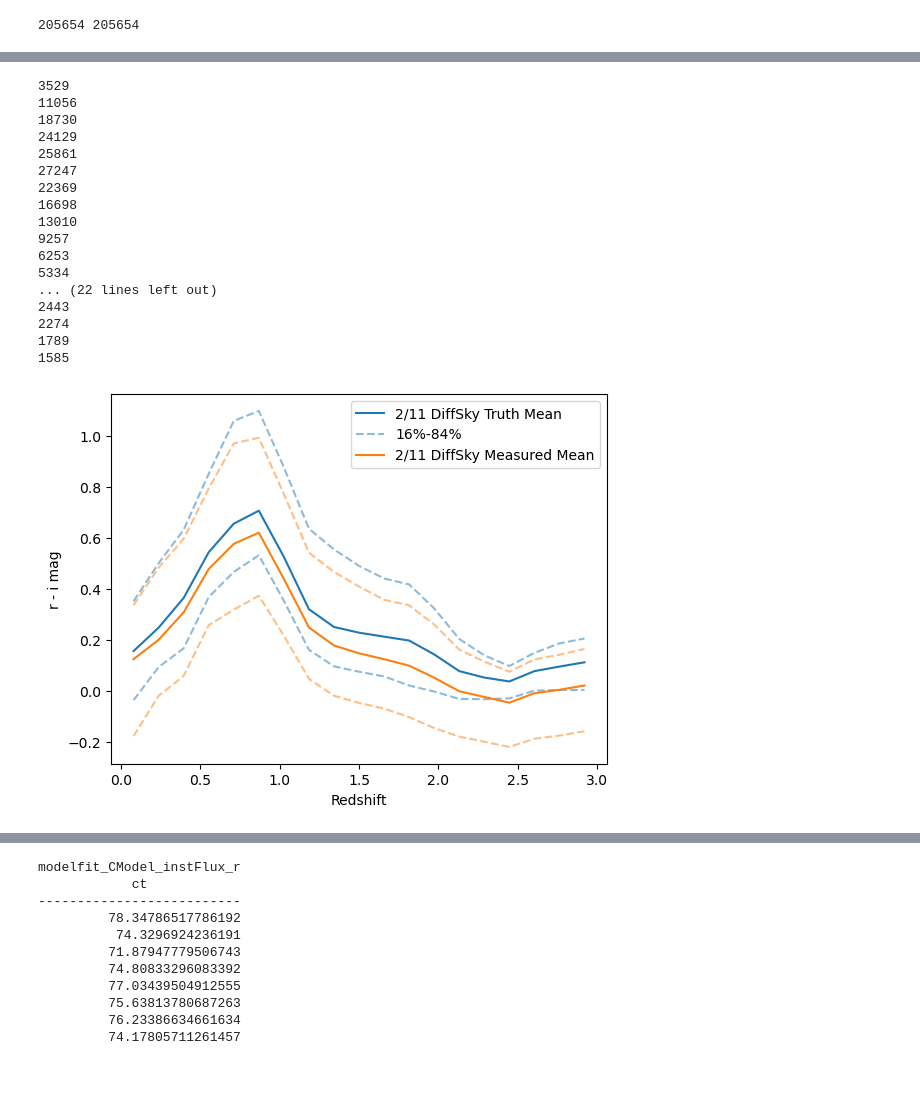
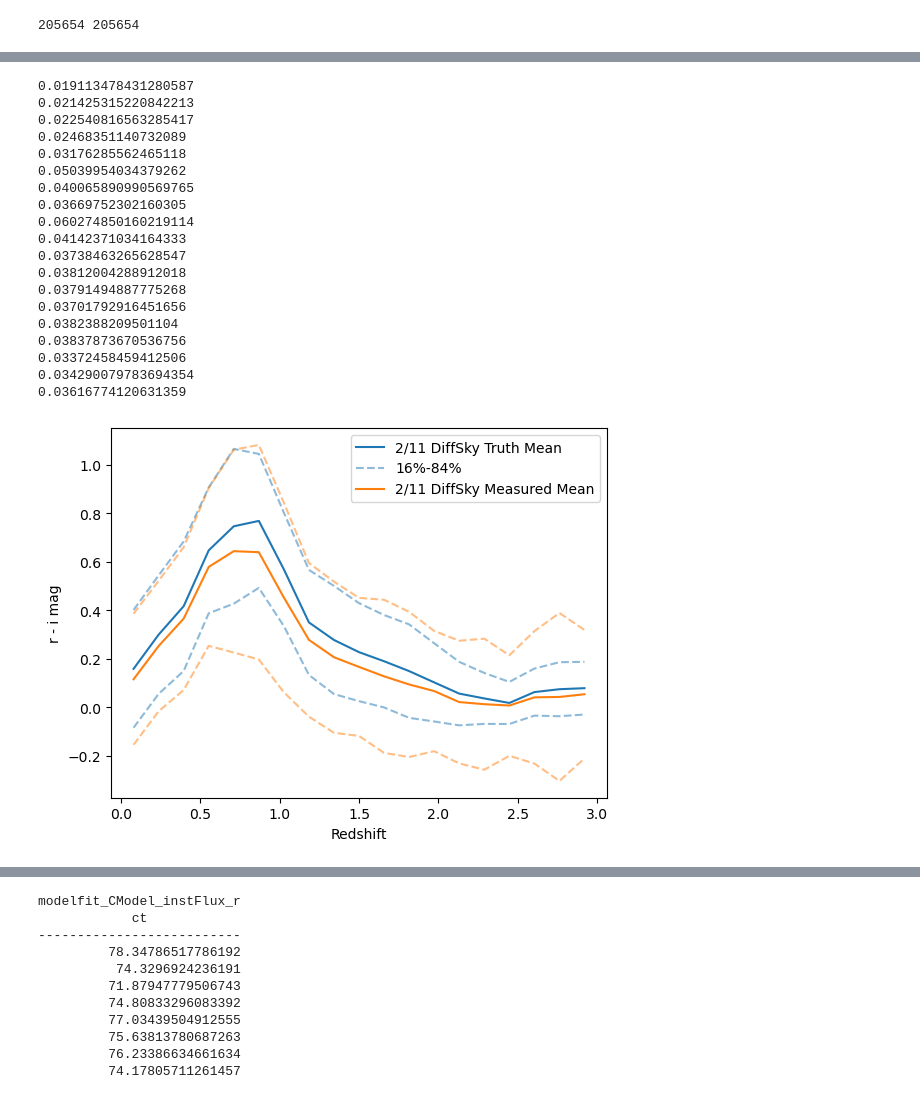
Before and after one commit to philipladuca24/LSST-SimCatVal, a Jupyter notebook: LSST-SimCatVal/full_run_plots.ipynb, the cells around one changed output, grey strips where cells are left out. Drawn from its saved outputs; the diff is of its cells as text; code cells hidden in the pictures.

```diff
--- a/LSST-SimCatVal/full_run_plots.ipynb
+++ b/LSST-SimCatVal/full_run_plots.ipynb
@@ -500,11 +474,26 @@ mag_r = -2.5 * np.log10(gal_match['modelfit_CModel_instFlux_r']) + 31.4
 # %%
-final_mask = ~np.isnan(mag_z) & ~np.isnan(mag_r)
+tmag_i = -2.5*np.log10(temp_true_i['flux']) + 31.4
+tmag_z = -2.5*np.log10(temp_true_i['flux_z']) + 31.4
+tmag_r = -2.5*np.log10(temp_true_i['flux_r']) + 31.4
+
+mag_z = -2.5 * np.log10(gal_match['ext_gaap_GaapFlux_1_15x_Optimal_instFlux_z']) + 31.4
+mag_i = -2.5 * np.log10(gal_match['ext_gaap_GaapFlux_1_15x_Optimal_instFlux_i']) + 31.4
+mag_r = -2.5 * np.log10(gal_match['ext_gaap_GaapFlux_1_15x_Optimal_instFlux_r']) + 31.4
+
+mag_zerr = 2.5 * gal_match['ext_gaap_GaapFlux_1_15x_Optimal_instFluxErr_z'] / (gal_match['ext_gaap_GaapFlux_1_15x_Optimal_instFlux_z'] * np.log(10))
+mag_ierr = 2.5 * gal_match['ext_gaap_GaapFlux_1_15x_Optimal_instFluxErr_i'] / (gal_match['ext_gaap_GaapFlux_1_15x_Optimal_instFlux_i'] * np.log(10))
+mag_rerr = 2.5 * gal_match['ext_gaap_GaapFlux_1_15x_Optimal_instFluxErr_r'] / (gal_match['ext_gaap_GaapFlux_1_15x_Optimal_instFlux_r'] * np.log(10))
+
+final_mask = ~np.isnan(mag_z) & ~np.isnan(mag_r) & (mag_z < 24) & (mag_r < 24) & (mag_i < 24) # use zero point instead
 tmag_i = tmag_i[final_mask]
 tmag_z = tmag_z[final_mask]
 tmag_r = tmag_r[final_mask]
 mag_z = mag_z[final_mask]
 mag_i = mag_i[final_mask]
 mag_r = mag_r[final_mask]
-temp_true_i = temp_true_i[final_mask]
-gal_match = gal_match[final_mask]
+mag_zerr = mag_zerr[final_mask]
+mag_ierr = mag_ierr[final_mask]
+mag_rerr = mag_rerr[final_mask]
+temp_true_i_filt = temp_true_i[final_mask]
+gal_match_filt = gal_match[final_mask]
 # %%
@@ -531,5 +520,5 @@ Length = 204114 rows
 # %%
-def percent_bins(x, y, bins):
+def percent_bins(x, y, bins, err=None):
     bin_centers = []
     y_means = []
     y_stds = []
@@ -537,57 +526,67 @@ def percent_bins(x, y, bins):
         mask = (x >= bins[i]) & (x < bins[i+1])
         bin_center = 0.5 * (bins[i] + bins[i+1])
         bin_centers.append(bin_center)
-        print(np.sum(mask))
         if np.sum(mask) > 0:
-            y_means.append(np.median(y[mask]))
-            y_stds.append((np.percentile(y[mask], 16), np.percentile(y[mask], 84)))
+            mean = np.mean(y[mask])
+            # p84 = np.percentile(y[mask], 84)
+            # p16 = np.percentile(y[mask], 16)
+            # sig = 0.5 * (p84 - p16)
+            sig = np.std(y[mask])
+            if err is not None:
+                isig = np.sqrt(np.mean(err[mask]**2))
+                print(isig)
+                sig = np.sqrt(sig**2 + isig**2)
+            y_means.append(mean)
+            y_stds.append((mean - sig, mean + sig))
         else:
             y_means.append(np.nan)
             y_stds.append((np.nan, np.nan))
             continue
     bin_centers = np.array(bin_centers)
     y_means = np.array(y_means)
     y_stds = np.array(y_stds)
     return bin_centers, y_means, y_stds
 
 fig, ax_top = plt.subplots()
 
 bins = np.linspace(0, 3, 20)
 
-x_d, y_d, percents_d = percent_bins(temp_true_i['redshift'],tmag_r - tmag_i,bins)
+x_d, y_d, percents_d = percent_bins(temp_true_i_filt['redshift'],tmag_r - tmag_i,bins)
 ax_top.plot(x_d, y_d, label='2/11 DiffSky Truth Mean',c='C0')
 ax_top.plot(x_d, percents_d[:,0], alpha=0.5,ls='--',label='16%-84%',c='C0')
 ax_top.plot(x_d, percents_d[:,1],alpha=0.5,ls='--',c='C0')
 
-x_s, y_s, percents_s = percent_bins(gal_match['match_redshfit'],mag_r - mag_i,bins)
+x_s, y_s, percents_s = percent_bins(gal_match_filt['match_redshfit'],mag_r - mag_i,bins, np.sqrt(mag_rerr**2 + mag_ierr**2))
 ax_top.plot(x_s, y_s, label='2/11 DiffSky Measured Mean',c='C1')
 ax_top.plot(x_s, percents_s[:,0], alpha=0.5,ls='--',c='C1')
 ax_top.plot(x_s, percents_s[:,1],alpha=0.5,ls='--',c='C1')
 
 ax_top.legend()
 ax_top.set_xlabel("Redshift")
 ax_top.set_ylabel("r - i mag")
 
 plt.show()
 # %% [output]
-3529
-11056
-18730
-24129
-25861
-27247
-22369
-16698
-13010
-9257
-6253
-5334
-... (22 lines left out)
-2443
-2274
-1789
-1585
+0.019113478431280587
+0.021425315220842213
+0.022540816563285417
+0.02468351140732089
+0.03176285562465118
+0.05039954034379262
+0.040065890990569765
+0.03669752302160305
+0.060274850160219114
+0.04142371034164333
+0.03738463265628547
+0.03812004288912018
+0.03791494887775268
+0.03701792916451656
+0.0382388209501104
+0.03837873670536756
+0.03372458459412506
+0.034290079783694354
+0.03616774120631359
-[figure, old version]
+[figure, new version]
 # %%
 ig, ax_top = plt.subplots()
 
```
Also changed, not shown: parts of 5 cells of this notebook, 1 other file.
